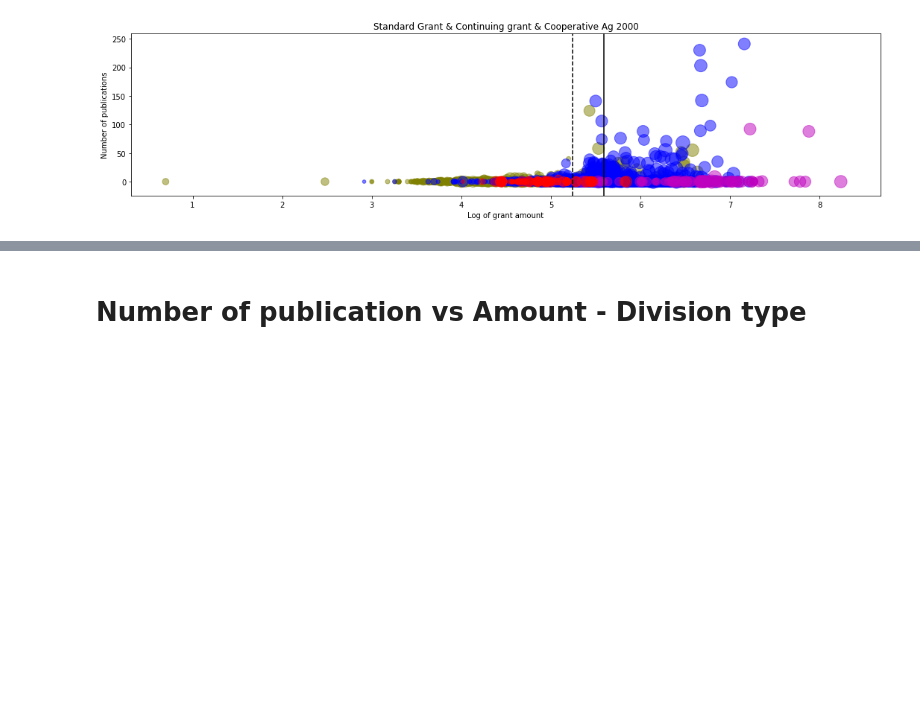
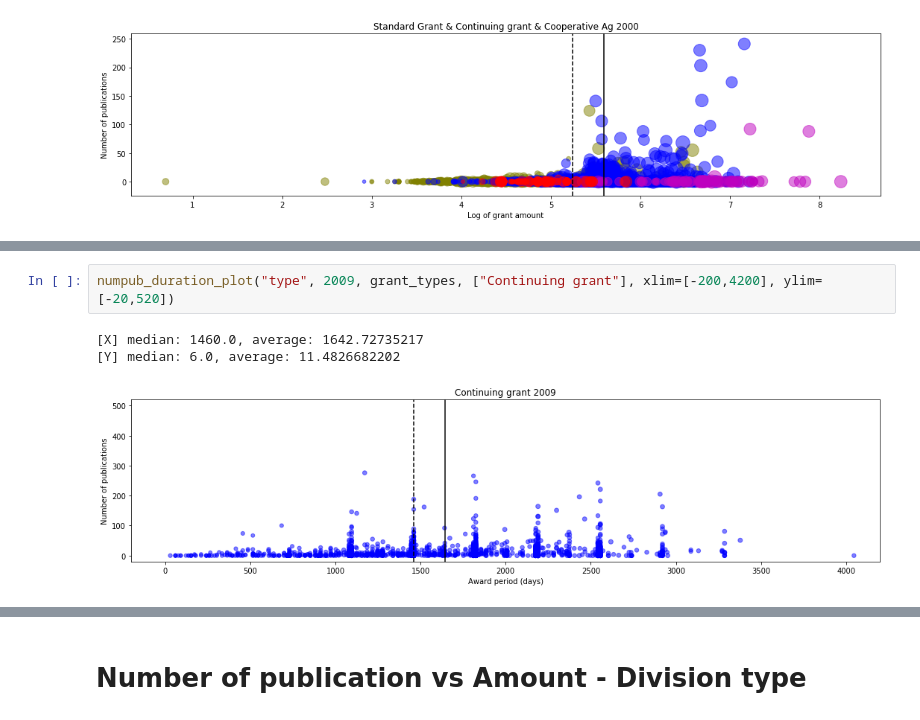
Before and after one commit to shinminjeong/citetrends, a Jupyter notebook: grantpub/nsf_grant_plot.ipynb, the cells around one changed output, grey strips where cells are left out. Drawn from its saved outputs; the diff is of its cells as text; blank space fills up the shorter version.

```diff
--- a/grantpub/nsf_grant_plot.ipynb
+++ b/grantpub/nsf_grant_plot.ipynb
@@ -194,0 +241,6 @@ numpub_amount_plot(2000, ["Standard Grant", "Continuing grant", "Cooperative Agr
+# %%
+numpub_duration_plot("type", 2009, grant_types, ["Continuing grant"], xlim=[-200,4200], ylim=[-20,520])
+# %% [output]
+[X] median: 1460.0, average: 1642.72735217
+[Y] median: 6.0, average: 11.4826682202
+[figure, added]
```
Also changed, not shown: parts of 12 cells of this notebook.
